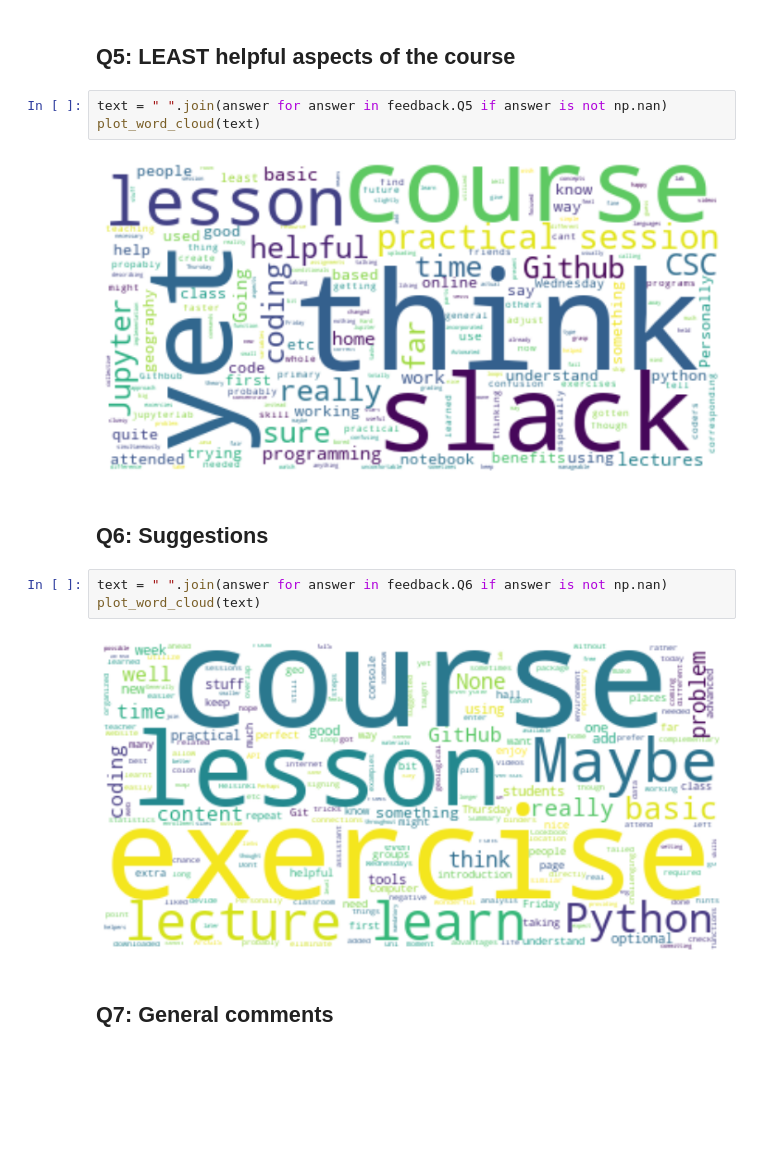
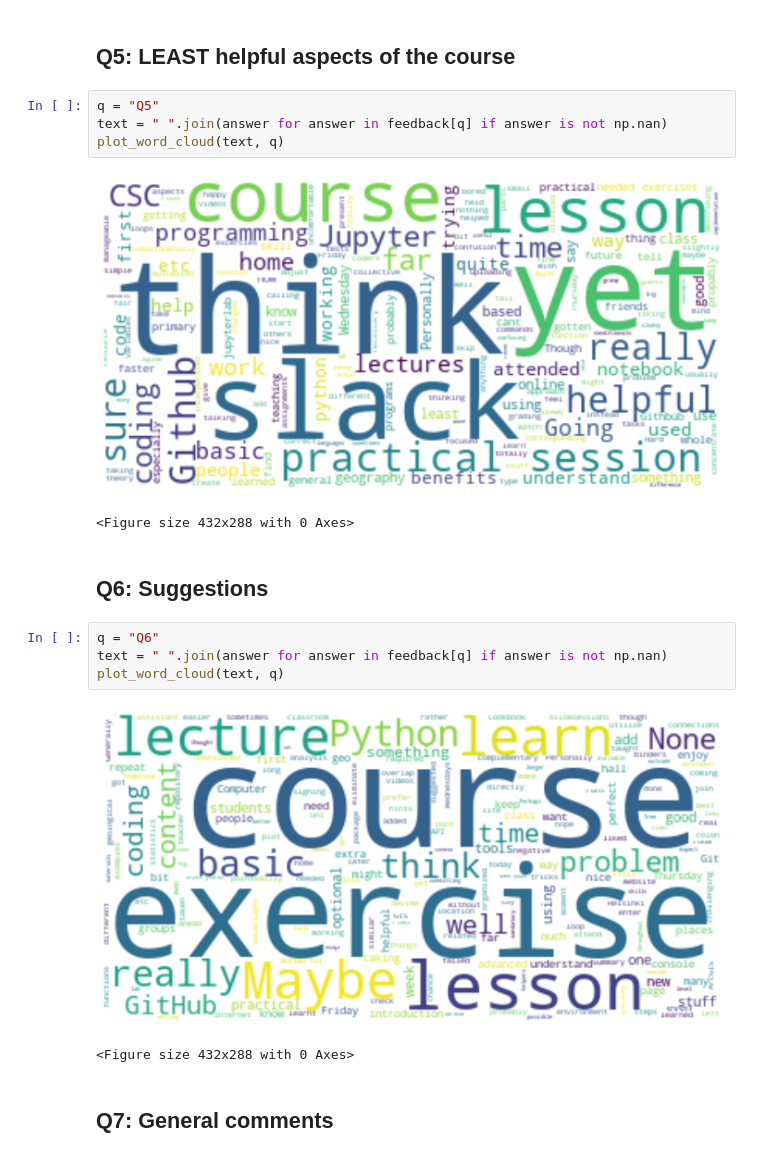
Before and after one commit to geo-python-2019/feedback-summary, a Jupyter notebook: mid-term-feedback.ipynb, the cells around one changed output. Cells and saved outputs as stored; diff of their text form; blank space fills up the shorter version.

Commit message:
updated images

```diff
--- a/mid-term-feedback.ipynb
+++ b/mid-term-feedback.ipynb
@@ -100,17 +110,21 @@ plot_word_cloud(text)
 # %% [markdown]
 ## Q5: LEAST helpful aspects of the course
 # %%
-text = " ".join(answer for answer in feedback.Q5 if answer is not np.nan)
-plot_word_cloud(text)
+q = "Q5"
+text = " ".join(answer for answer in feedback[q] if answer is not np.nan)
+plot_word_cloud(text, q)
 # %% [output]
-[figure, old version]
+[figure, new version]
+<Figure size 432x288 with 0 Axes>
 # %% [markdown]
 ## Q6: Suggestions
 # %%
-text = " ".join(answer for answer in feedback.Q6 if answer is not np.nan)
-plot_word_cloud(text)
+q = "Q6"
+text = " ".join(answer for answer in feedback[q] if answer is not np.nan)
+plot_word_cloud(text, q)
 # %% [output]
-[figure, old version]
+[figure, new version]
+<Figure size 432x288 with 0 Axes>
 # %% [markdown]
 ## Q7: General comments
 # %%
```
Also changed, not shown: parts of 6 cells of this notebook, 8 other files.
